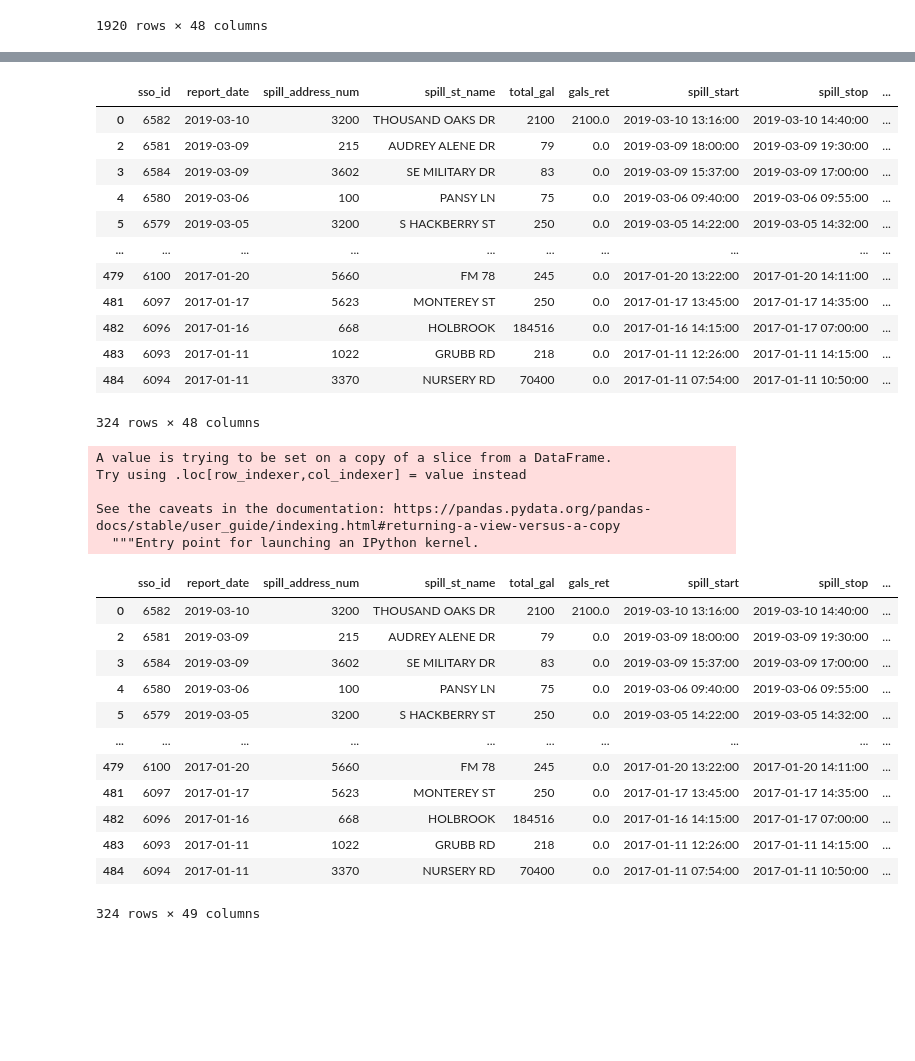
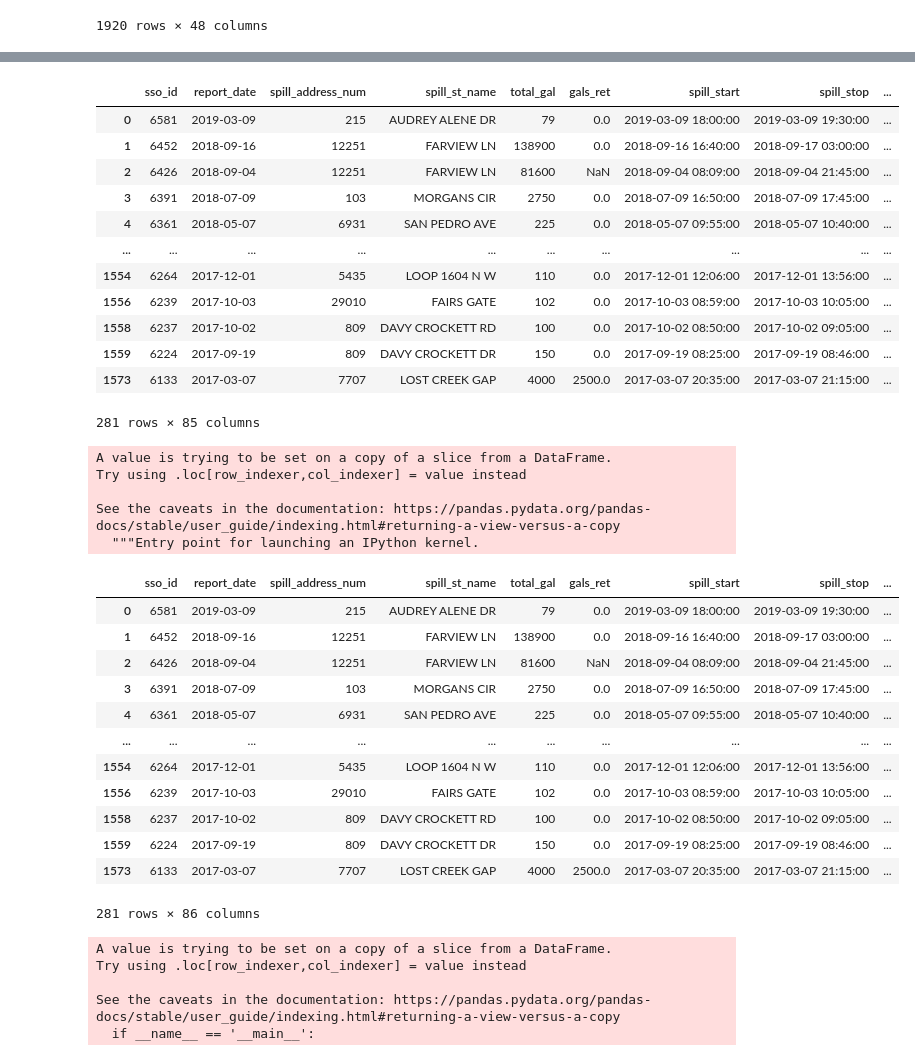
Before and after one commit to we-came-we-SAWS-we-conquered/saws-capstone-project, a Jupyter notebook: ryan-repo/explore_consumption.ipynb, the cells around one changed output, grey strips where cells are left out. Saved outputs shown, nothing was run; the diff lists cells and outputs as text; code cells hidden in the pictures; blank space fills up the shorter version.

Commit message:
Create consumption graphs

```diff
--- a/ryan-repo/explore_consumption.ipynb
+++ b/ryan-repo/explore_consumption.ipynb
@@ -125,5 +134,5 @@ sso
 | 3182 | 374 | 2009-01-03 00:00:00 | 215 | BROADVIEW W | 500 | NaN | 2009-01-03 09:00:00 | 2009-01-03 11:00:00 | ... |
 1920 rows × 48 columns
 # %%
-# sso = sso.merge(zip_code_group, left_on='zip_code', right_on='ZIP Code')
-# sso
+sso = sso.merge(zip_code_group, left_on='zip_code', right_on='ZIP Code')
+sso
@@ -153,22 +171,22 @@ See the caveats in the documentation: https://pandas.pydata.org/pandas-docs/stab
 sso_month = sso.report_date.dt.month.map("{:02}".format)
 sso_year = sso.report_date.dt.year
 # %%
-sso = sso[sso.report_date > '2016-12-31']
+sso = sso[sso.report_date > '2017-01-31']
 sso
 # %% [output]
 |  | sso_id | report_date | spill_address_num | spill_st_name | total_gal | gals_ret | spill_start | spill_stop | ... |
-| 0 | 6582 | 2019-03-10 | 3200 | THOUSAND OAKS DR | 2100 | 2100.0 | 2019-03-10 13:16:00 | 2019-03-10 14:40:00 | ... |
-| 2 | 6581 | 2019-03-09 | 215 | AUDREY ALENE DR | 79 | 0.0 | 2019-03-09 18:00:00 | 2019-03-09 19:30:00 | ... |
-| 3 | 6584 | 2019-03-09 | 3602 | SE MILITARY DR | 83 | 0.0 | 2019-03-09 15:37:00 | 2019-03-09 17:00:00 | ... |
-| 4 | 6580 | 2019-03-06 | 100 | PANSY LN | 75 | 0.0 | 2019-03-06 09:40:00 | 2019-03-06 09:55:00 | ... |
-| 5 | 6579 | 2019-03-05 | 3200 | S HACKBERRY ST | 250 | 0.0 | 2019-03-05 14:22:00 | 2019-03-05 14:32:00 | ... |
+| 0 | 6581 | 2019-03-09 | 215 | AUDREY ALENE DR | 79 | 0.0 | 2019-03-09 18:00:00 | 2019-03-09 19:30:00 | ... |
+| 1 | 6452 | 2018-09-16 | 12251 | FARVIEW LN | 138900 | 0.0 | 2018-09-16 16:40:00 | 2018-09-17 03:00:00 | ... |
+| 2 | 6426 | 2018-09-04 | 12251 | FARVIEW LN | 81600 | NaN | 2018-09-04 08:09:00 | 2018-09-04 21:45:00 | ... |
+| 3 | 6391 | 2018-07-09 | 103 | MORGANS CIR | 2750 | 0.0 | 2018-07-09 16:50:00 | 2018-07-09 17:45:00 | ... |
+| 4 | 6361 | 2018-05-07 | 6931 | SAN PEDRO AVE | 225 | 0.0 | 2018-05-07 09:55:00 | 2018-05-07 10:40:00 | ... |
 | ... | ... | ... | ... | ... | ... | ... | ... | ... | ... |
-| 479 | 6100 | 2017-01-20 | 5660 | FM 78 | 245 | 0.0 | 2017-01-20 13:22:00 | 2017-01-20 14:11:00 | ... |
-| 481 | 6097 | 2017-01-17 | 5623 | MONTEREY ST | 250 | 0.0 | 2017-01-17 13:45:00 | 2017-01-17 14:35:00 | ... |
-| 482 | 6096 | 2017-01-16 | 668 | HOLBROOK | 184516 | 0.0 | 2017-01-16 14:15:00 | 2017-01-17 07:00:00 | ... |
-| 483 | 6093 | 2017-01-11 | 1022 | GRUBB RD | 218 | 0.0 | 2017-01-11 12:26:00 | 2017-01-11 14:15:00 | ... |
-| 484 | 6094 | 2017-01-11 | 3370 | NURSERY RD | 70400 | 0.0 | 2017-01-11 07:54:00 | 2017-01-11 10:50:00 | ... |
+| 1554 | 6264 | 2017-12-01 | 5435 | LOOP 1604 N W | 110 | 0.0 | 2017-12-01 12:06:00 | 2017-12-01 13:56:00 | ... |
+| 1556 | 6239 | 2017-10-03 | 29010 | FAIRS GATE | 102 | 0.0 | 2017-10-03 08:59:00 | 2017-10-03 10:05:00 | ... |
+| 1558 | 6237 | 2017-10-02 | 809 | DAVY CROCKETT RD | 100 | 0.0 | 2017-10-02 08:50:00 | 2017-10-02 09:05:00 | ... |
+| 1559 | 6224 | 2017-09-19 | 809 | DAVY CROCKETT DR | 150 | 0.0 | 2017-09-19 08:25:00 | 2017-09-19 08:46:00 | ... |
+| 1573 | 6133 | 2017-03-07 | 7707 | LOST CREEK GAP | 4000 | 2500.0 | 2017-03-07 20:35:00 | 2017-03-07 21:15:00 | ... |
-324 rows × 48 columns
+281 rows × 85 columns
 # %%
 sso['consumption_code'] = sso_year.astype(str) + sso_month.astype(str)
 sso
@@ -179,15 +197,31 @@ Try using .loc[row_indexer,col_indexer] = value instead
 See the caveats in the documentation: https://pandas.pydata.org/pandas-docs/stable/user_guide/indexing.html#returning-a-view-versus-a-copy
   """Entry point for launching an IPython kernel.
 |  | sso_id | report_date | spill_address_num | spill_st_name | total_gal | gals_ret | spill_start | spill_stop | ... |
-| 0 | 6582 | 2019-03-10 | 3200 | THOUSAND OAKS DR | 2100 | 2100.0 | 2019-03-10 13:16:00 | 2019-03-10 14:40:00 | ... |
-| 2 | 6581 | 2019-03-09 | 215 | AUDREY ALENE DR | 79 | 0.0 | 2019-03-09 18:00:00 | 2019-03-09 19:30:00 | ... |
-| 3 | 6584 | 2019-03-09 | 3602 | SE MILITARY DR | 83 | 0.0 | 2019-03-09 15:37:00 | 2019-03-09 17:00:00 | ... |
-| 4 | 6580 | 2019-03-06 | 100 | PANSY LN | 75 | 0.0 | 2019-03-06 09:40:00 | 2019-03-06 09:55:00 | ... |
-| 5 | 6579 | 2019-03-05 | 3200 | S HACKBERRY ST | 250 | 0.0 | 2019-03-05 14:22:00 | 2019-03-05 14:32:00 | ... |
+| 0 | 6581 | 2019-03-09 | 215 | AUDREY ALENE DR | 79 | 0.0 | 2019-03-09 18:00:00 | 2019-03-09 19:30:00 | ... |
+| 1 | 6452 | 2018-09-16 | 12251 | FARVIEW LN | 138900 | 0.0 | 2018-09-16 16:40:00 | 2018-09-17 03:00:00 | ... |
+| 2 | 6426 | 2018-09-04 | 12251 | FARVIEW LN | 81600 | NaN | 2018-09-04 08:09:00 | 2018-09-04 21:45:00 | ... |
+| 3 | 6391 | 2018-07-09 | 103 | MORGANS CIR | 2750 | 0.0 | 2018-07-09 16:50:00 | 2018-07-09 17:45:00 | ... |
+| 4 | 6361 | 2018-05-07 | 6931 | SAN PEDRO AVE | 225 | 0.0 | 2018-05-07 09:55:00 | 2018-05-07 10:40:00 | ... |
 | ... | ... | ... | ... | ... | ... | ... | ... | ... | ... |
-| 479 | 6100 | 2017-01-20 | 5660 | FM 78 | 245 | 0.0 | 2017-01-20 13:22:00 | 2017-01-20 14:11:00 | ... |
-| 481 | 6097 | 2017-01-17 | 5623 | MONTEREY ST | 250 | 0.0 | 2017-01-17 13:45:00 | 2017-01-17 14:35:00 | ... |
-| 482 | 6096 | 2017-01-16 | 668 | HOLBROOK | 184516 | 0.0 | 2017-01-16 14:15:00 | 2017-01-17 07:00:00 | ... |
-| 483 | 6093 | 2017-01-11 | 1022 | GRUBB RD | 218 | 0.0 | 2017-01-11 12:26:00 | 2017-01-11 14:15:00 | ... |
-| 484 | 6094 | 2017-01-11 | 3370 | NURSERY RD | 70400 | 0.0 | 2017-01-11 07:54:00 | 2017-01-11 10:50:00 | ... |
+| 1554 | 6264 | 2017-12-01 | 5435 | LOOP 1604 N W | 110 | 0.0 | 2017-12-01 12:06:00 | 2017-12-01 13:56:00 | ... |
+| 1556 | 6239 | 2017-10-03 | 29010 | FAIRS GATE | 102 | 0.0 | 2017-10-03 08:59:00 | 2017-10-03 10:05:00 | ... |
+| 1558 | 6237 | 2017-10-02 | 809 | DAVY CROCKETT RD | 100 | 0.0 | 2017-10-02 08:50:00 | 2017-10-02 09:05:00 | ... |
+| 1559 | 6224 | 2017-09-19 | 809 | DAVY CROCKETT DR | 150 | 0.0 | 2017-09-19 08:25:00 | 2017-09-19 08:46:00 | ... |
+| 1573 | 6133 | 2017-03-07 | 7707 | LOST CREEK GAP | 4000 | 2500.0 | 2017-03-07 20:35:00 | 2017-03-07 21:15:00 | ... |
-324 rows × 49 columns
+281 rows × 86 columns
+# %%
+this_month_consumption = []
+
+for index, row in sso.iterrows():
+    zip_code = row.zip_code
+    consumption_code = row.consumption_code
+
+    this_month_consumption.append(zip_code_group.loc[zip_code, consumption_code])
+
+sso['curr_month_consumption'] = this_month_consumption
+# %% [output]
+A value is trying to be set on a copy of a slice from a DataFrame.
+Try using .loc[row_indexer,col_indexer] = value instead
+
+See the caveats in the documentation: https://pandas.pydata.org/pandas-docs/stable/user_guide/indexing.html#returning-a-view-versus-a-copy
+  if __name__ == '__main__':
```
Also changed, not shown: parts of 11 cells of this notebook.
